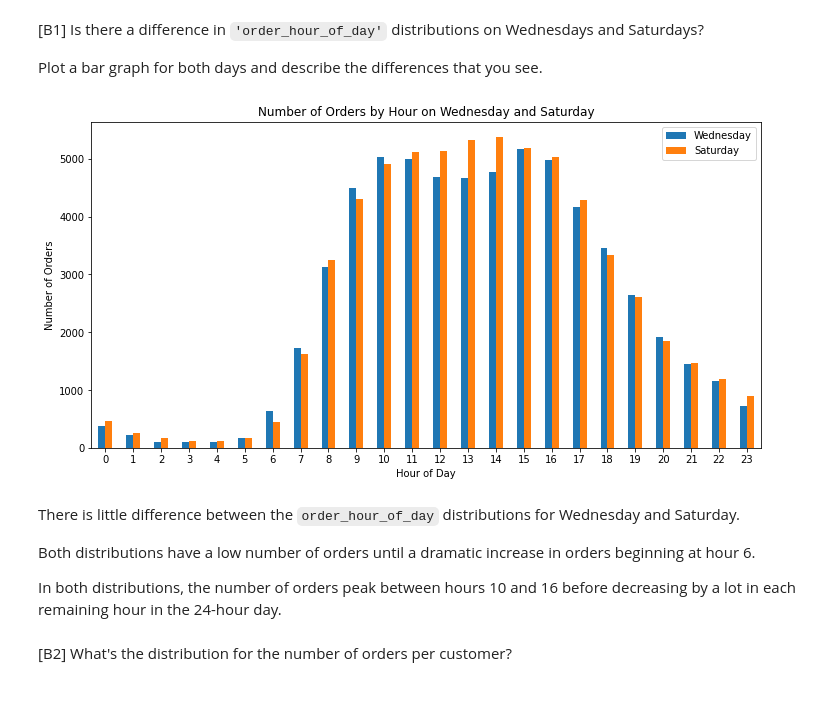
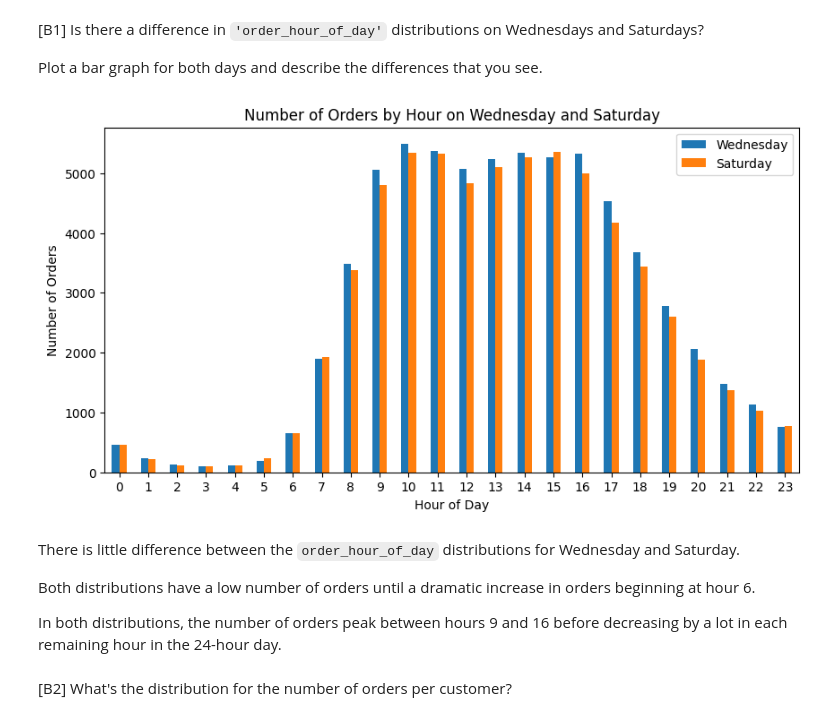
Before and after one commit to ChStLeGitHub/Project02-Customer-Grocery-Shopping-Habits, a Jupyter notebook: Instacart.ipynb, the cells around one changed output. Cells and saved outputs as stored; diff of their text form; code cells hidden in the pictures.

```diff
--- a/Instacart.ipynb
+++ b/Instacart.ipynb
@@ -671,30 +671,30 @@ Worth noting is that the most common `days_since_prior_order` value is 30, with
 
 Plot a bar graph for both days and describe the differences that you see.
 # %%
-wednesday_data = instacart_orders[instacart_orders['order_dow'] == 3]['order_hour_of_day'].value_counts(sort = False)
-saturday_data = instacart_orders[instacart_orders['order_dow'] == 6]['order_hour_of_day'].value_counts(sort = False)
+wednesday_data = instacart_orders[instacart_orders['order_dow'] == 2]['order_hour_of_day'].value_counts(sort = False)
+saturday_data = instacart_orders[instacart_orders['order_dow'] == 5]['order_hour_of_day'].value_counts(sort = False)
 
 wed_sat_data = pd.concat([wednesday_data, saturday_data], axis = 'columns')
 wed_sat_data.columns = ['wednesday_orders', 'saturday_orders']
 
 wed_sat_data.plot(kind = 'bar',
                   y = ['wednesday_orders', 'saturday_orders'],
                   title = 'Number of Orders by Hour on Wednesday and Saturday',
                   xlabel = 'Hour of Day',
                   ylabel = 'Number of Orders',
-                  figsize = (12, 6))
+                  figsize = (10, 5))
 
 plt.legend(['Wednesday', 'Saturday'])
 plt.xticks(rotation = 0)
 plt.show()
 # %% [output]
-[figure, old version]
+[figure, new version]
 # %% [markdown]
 There is little difference between the `order_hour_of_day` distributions for Wednesday and Saturday.
 
 Both distributions have a low number of orders until a dramatic increase in orders beginning at hour 6.
 
-In both distributions, the number of orders peak between hours 10 and 16 before decreasing by a lot in each remaining hour in the 24-hour day.
+In both distributions, the number of orders peak between hours 9 and 16 before decreasing by a lot in each remaining hour in the 24-hour day.
 # %% [markdown]
 [B2] What's the distribution for the number of orders per customer?
 # %%
```
Also changed, not shown: parts of 8 cells of this notebook, 1 other file.
